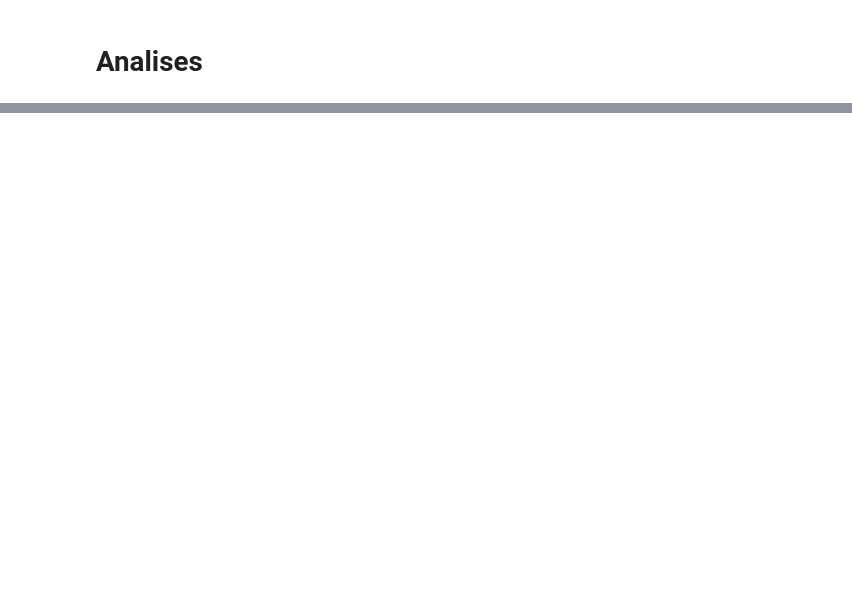
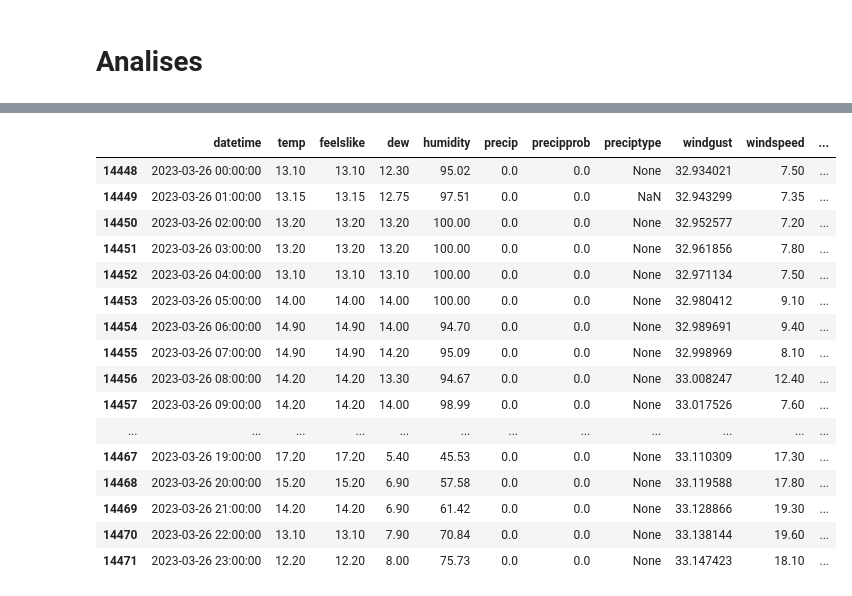
Before and after one commit to joanacarvalheiro/Seasonality, a Jupyter notebook: analise_descritiva/meteorology_descritiva.ipynb, the cells around one changed output, grey strips where cells are left out. Saved outputs shown, nothing was run; the diff lists cells and outputs as text; code cells hidden in the pictures; blank space fills up the shorter version.

```diff
--- a/analise_descritiva/meteorology_descritiva.ipynb
+++ b/analise_descritiva/meteorology_descritiva.ipynb
@@ -81,0 +222,14 @@ print(df['temp'].apply(pd.to_numeric, errors='coerce').isna().sum())
+# %%
+df = df.set_index('datetime')
+
+# Gera intervalo completo horário (sem buracos)
+full_range = pd.date_range(start=df.index.min(), end=df.index.max(), freq='H')
+
+# Reindexa com buracos explícitos
+df_full = df.reindex(full_range)
+
+# Interpola os dados numéricos
+df_full = df_full.interpolate()
+
+# Restaura a coluna 'data'
+df_full = df_full.reset_index().rename(columns={"index": "datetime"})
@@ -81,0 +252,20 @@ print(df['temp'].apply(pd.to_numeric, errors='coerce').isna().sum())
+# %%
+df_full[df_full['datetime'].dt.date == pd.to_datetime('2023-03-26').date()]
+# %% [output]
+|  | datetime | temp | feelslike | dew | humidity | precip | precipprob | preciptype | windgust | windspeed | ... |
+| 14448 | 2023-03-26 00:00:00 | 13.10 | 13.10 | 12.30 | 95.02 | 0.0 | 0.0 | None | 32.934021 | 7.50 | ... |
+| 14449 | 2023-03-26 01:00:00 | 13.15 | 13.15 | 12.75 | 97.51 | 0.0 | 0.0 | NaN | 32.943299 | 7.35 | ... |
+| 14450 | 2023-03-26 02:00:00 | 13.20 | 13.20 | 13.20 | 100.00 | 0.0 | 0.0 | None | 32.952577 | 7.20 | ... |
+| 14451 | 2023-03-26 03:00:00 | 13.20 | 13.20 | 13.20 | 100.00 | 0.0 | 0.0 | None | 32.961856 | 7.80 | ... |
+| 14452 | 2023-03-26 04:00:00 | 13.10 | 13.10 | 13.10 | 100.00 | 0.0 | 0.0 | None | 32.971134 | 7.50 | ... |
+| 14453 | 2023-03-26 05:00:00 | 14.00 | 14.00 | 14.00 | 100.00 | 0.0 | 0.0 | None | 32.980412 | 9.10 | ... |
+| 14454 | 2023-03-26 06:00:00 | 14.90 | 14.90 | 14.00 | 94.70 | 0.0 | 0.0 | None | 32.989691 | 9.40 | ... |
+| 14455 | 2023-03-26 07:00:00 | 14.90 | 14.90 | 14.20 | 95.09 | 0.0 | 0.0 | None | 32.998969 | 8.10 | ... |
+| 14456 | 2023-03-26 08:00:00 | 14.20 | 14.20 | 13.30 | 94.67 | 0.0 | 0.0 | None | 33.008247 | 12.40 | ... |
+| 14457 | 2023-03-26 09:00:00 | 14.20 | 14.20 | 14.00 | 98.99 | 0.0 | 0.0 | None | 33.017526 | 7.60 | ... |
+| ... | ... | ... | ... | ... | ... | ... | ... | ... | ... | ... | ... |
+| 14467 | 2023-03-26 19:00:00 | 17.20 | 17.20 | 5.40 | 45.53 | 0.0 | 0.0 | None | 33.110309 | 17.30 | ... |
+| 14468 | 2023-03-26 20:00:00 | 15.20 | 15.20 | 6.90 | 57.58 | 0.0 | 0.0 | None | 33.119588 | 17.80 | ... |
+| 14469 | 2023-03-26 21:00:00 | 14.20 | 14.20 | 6.90 | 61.42 | 0.0 | 0.0 | None | 33.128866 | 19.30 | ... |
+| 14470 | 2023-03-26 22:00:00 | 13.10 | 13.10 | 7.90 | 70.84 | 0.0 | 0.0 | None | 33.138144 | 19.60 | ... |
+| 14471 | 2023-03-26 23:00:00 | 12.20 | 12.20 | 8.00 | 75.73 | 0.0 | 0.0 | None | 33.147423 | 18.10 | ... |
```
Also changed, not shown: parts of 14 cells of this notebook, 2 other files.
